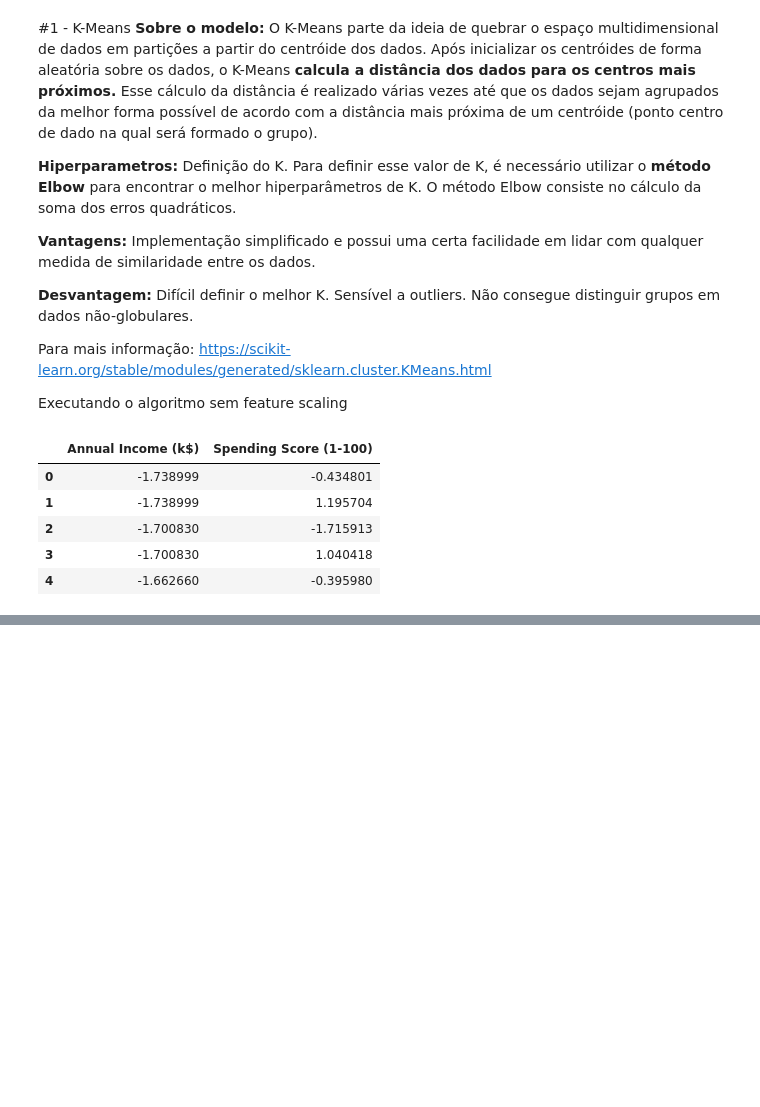
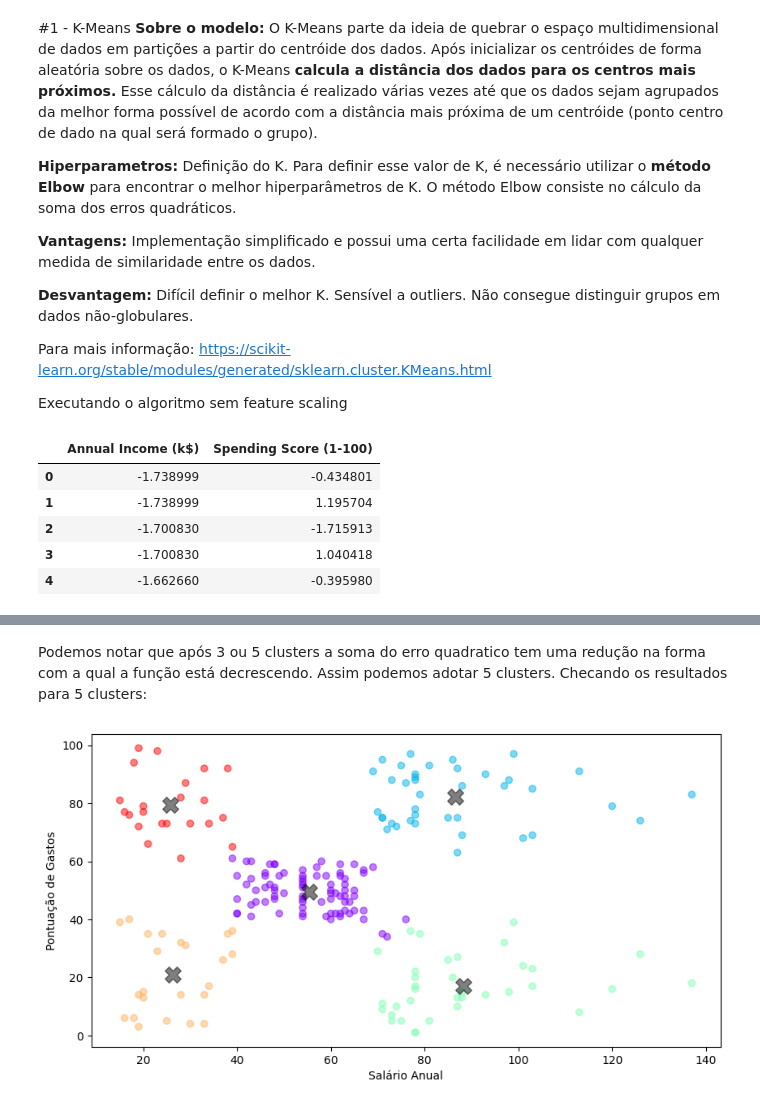
Before and after one commit to felippe-ribeiro/AulasIAFIAP, a Jupyter notebook: Aula3_KmeansMall.ipynb, the cells around one changed output, grey strips where cells are left out. Drawn from its saved outputs; the diff is of its cells as text; code cells hidden in the pictures; blank space fills up the shorter version.

```diff
--- a/Aula3_KmeansMall.ipynb
+++ b/Aula3_KmeansMall.ipynb
@@ -208,0 +309,25 @@ array([3, 5, 3, 5, 3, 5, 3, 5, 3, 5, 3, 5, 3, 5, 3, 5, 3, 5, 3, 5, 3, 5,
+# %% [markdown]
+Podemos notar que após 3 ou 5 clusters a soma do erro quadratico tem uma redução na forma com a qual a função está decrescendo. Assim podemos adotar 5 clusters. Checando os resultados para 5 clusters:
+# %%
+#Definindo o modelo de clusterizacao K-MEANS com 5 clusters
+kmeans = KMeans(n_clusters=5, random_state=0)
+kmeans.fit(dados[['Annual Income (k$)', 'Spending Score (1-100)']])
+
+#Salvando os centroides de cada cluster
+centroides = kmeans.cluster_centers_
+
+#Salvando os labels dos clusters para cada exemplo
+kmeans_labels = kmeans.predict(dados[['Annual Income (k$)', 'Spending Score (1-100)']])
+# %%
+#Plotando dados identificando com os clusters
+plt.scatter(dados[['Annual Income (k$)']], dados[['Spending Score (1-100)']], c=kmeans_labels, alpha=0.5, cmap='rainbow')
+plt.xlabel('Salário Anual')
+plt.ylabel('Pontuação de Gastos')
+
+#plotando os centroides
+plt.scatter(centroides[:, 0], centroides[:, 1], c='black', marker='X', s=200, alpha=0.5)
+plt.rcParams['figure.figsize'] = (10, 5)
+plt.show()
+#
+# %% [output]
+[figure, added]
```
Also changed, not shown: parts of 19 cells of this notebook.
